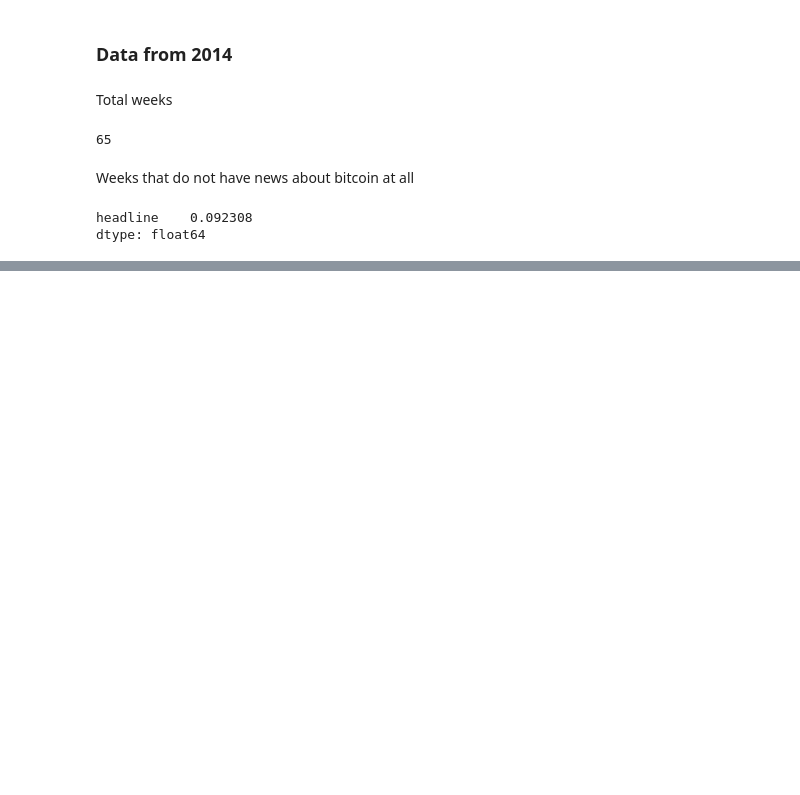
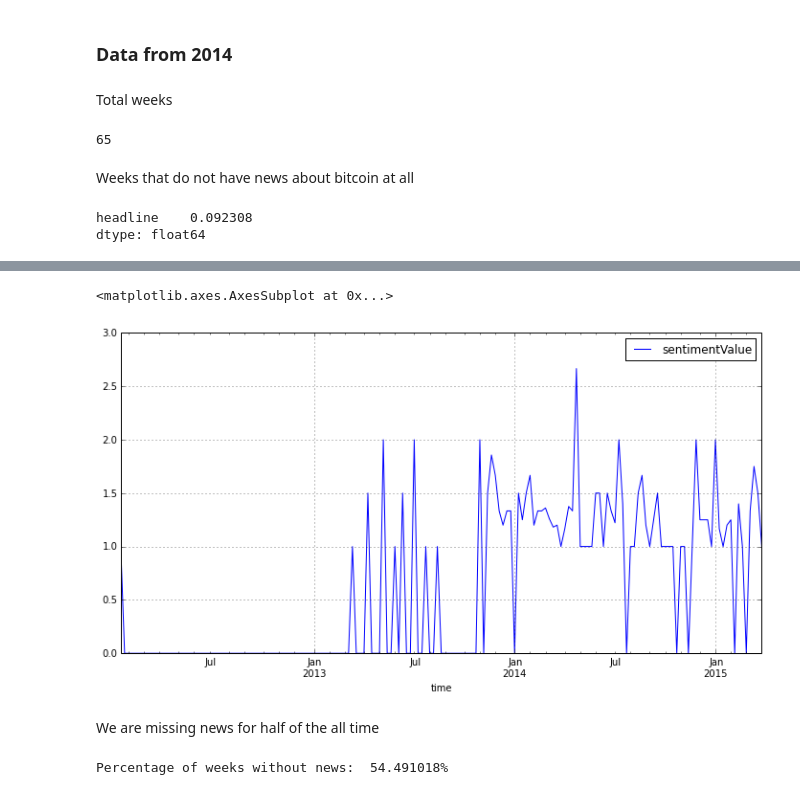
Before and after one commit to yyl/btc-price-analysis, a Jupyter notebook: notes/news_analysis.ipynb, the cells around one changed output, grey strips where cells are left out. Drawn from its saved outputs; the diff is of its cells as text; code cells hidden in the pictures; blank space fills up the shorter version.

```diff
--- a/notes/news_analysis.ipynb
+++ b/notes/news_analysis.ipynb
@@ -76,0 +79,4 @@ dtype: float64
+# %%
+score_data = pd.read_csv("./data/nyt_scored.csv", index_col='time',
+                   parse_dates=[0], date_parser=lambda x: datetime.datetime.strptime(x, time_format))
+score_data.head()
@@ -76,0 +95,3 @@ dtype: float64
+# %%
+weekly_score = score_data.resample('w', how='mean').fillna(0)
+weekly_score.head()
@@ -76,0 +106,12 @@ dtype: float64
+# %%
+weekly_score.plot()
+# %% [output]
+<matplotlib.axes.AxesSubplot at 0x...>
+[figure, added]
+# %% [markdown]
+We are missing news for half of the all time
+# %%
+missing_news = 100*weekly_score[weekly_score.sentimentValue==0].count()/float(weekly_score.count())
+print "Percentage of weeks without news:  %f%%" % missing_news
+# %% [output]
+Percentage of weeks without news:  54.491018%
```
Also changed, not shown: parts of 4 cells of this notebook.
